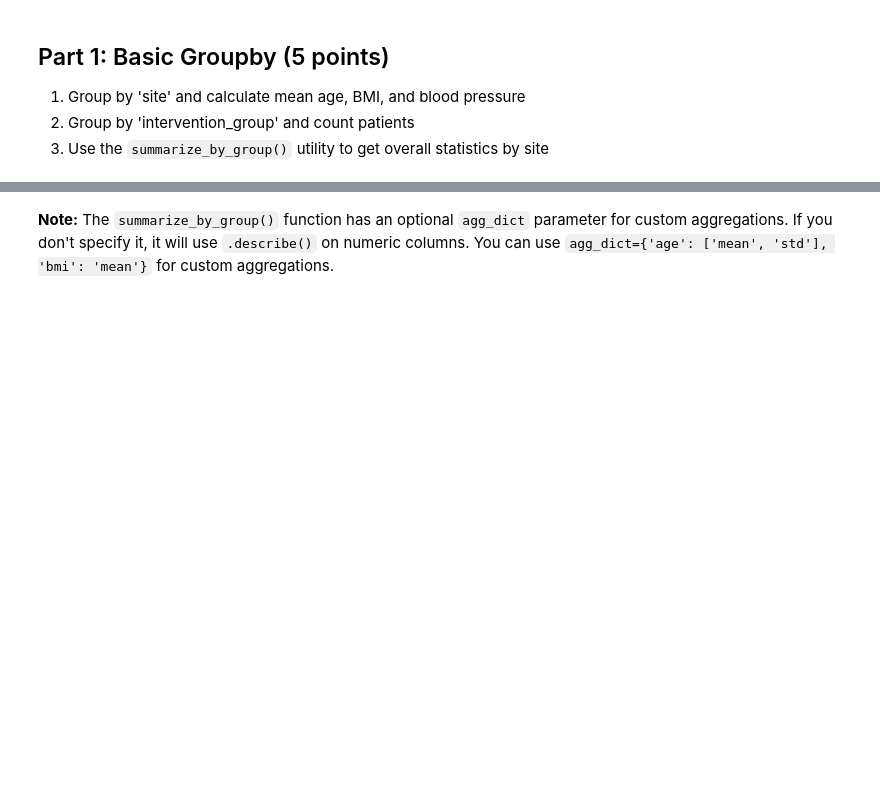
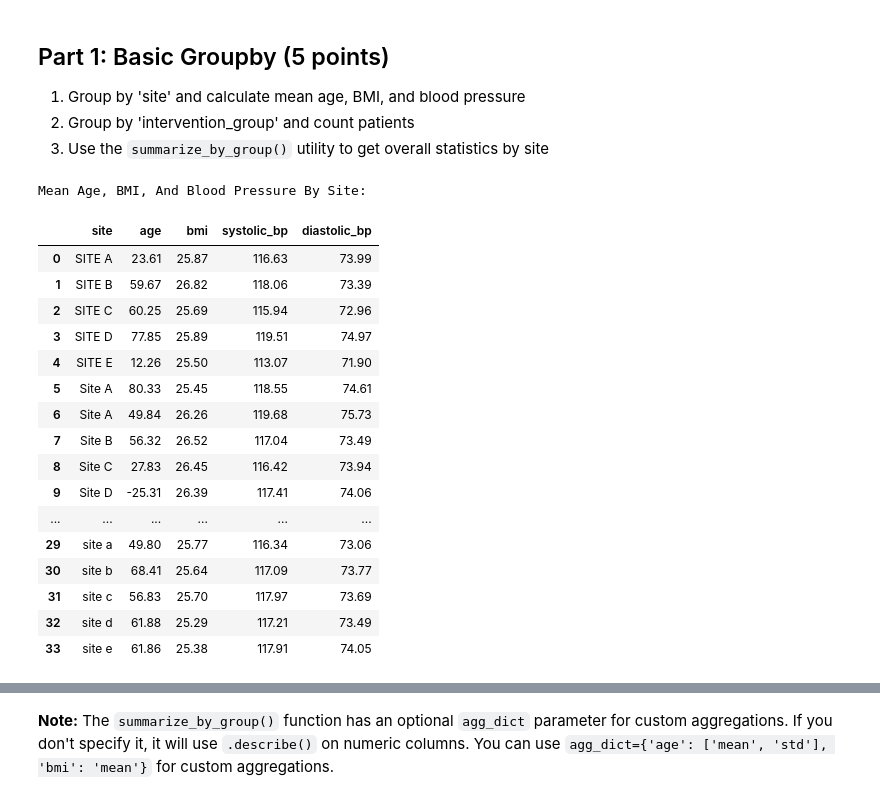
Before and after one commit to UCSF-DataSci/ds217-midterm-manal-ahmed1, a Jupyter notebook: q7_aggregation.ipynb, the cells around one changed output, grey strips where cells are left out. Cells and saved outputs as stored; diff of their text form; code cells hidden in the pictures; blank space fills up the shorter version.

```diff
--- a/q7_aggregation.ipynb
+++ b/q7_aggregation.ipynb
@@ -48,0 +45,30 @@ Loaded 10000 patients
+# %%
+# TODO: Group by site
+site_summary = (
+    df.groupby("site")[["age", "bmi", "systolic_bp", "diastolic_bp"]]
+    .mean()
+    .round(2)
+    .reset_index()
+)
+
+print("Mean Age, BMI, And Blood Pressure By Site:")
+display(site_summary)
+# %% [output]
+Mean Age, BMI, And Blood Pressure By Site:
+|  | site | age | bmi | systolic_bp | diastolic_bp |
+| 0 | SITE A | 23.61 | 25.87 | 116.63 | 73.99 |
+| 1 | SITE B | 59.67 | 26.82 | 118.06 | 73.39 |
+| 2 | SITE C | 60.25 | 25.69 | 115.94 | 72.96 |
+| 3 | SITE D | 77.85 | 25.89 | 119.51 | 74.97 |
+| 4 | SITE E | 12.26 | 25.50 | 113.07 | 71.90 |
+| 5 | Site A | 80.33 | 25.45 | 118.55 | 74.61 |
+| 6 | Site A | 49.84 | 26.26 | 119.68 | 75.73 |
+| 7 | Site B | 56.32 | 26.52 | 117.04 | 73.49 |
+| 8 | Site C | 27.83 | 26.45 | 116.42 | 73.94 |
+| 9 | Site D | -25.31 | 26.39 | 117.41 | 74.06 |
+| ... | ... | ... | ... | ... | ... |
+| 29 | site a | 49.80 | 25.77 | 116.34 | 73.06 |
+| 30 | site b | 68.41 | 25.64 | 117.09 | 73.77 |
+| 31 | site c | 56.83 | 25.70 | 117.97 | 73.69 |
+| 32 | site d | 61.88 | 25.29 | 117.21 | 73.49 |
+| 33 | site e | 61.86 | 25.38 | 117.91 | 74.05 |
```
Also changed, not shown: parts of 13 cells of this notebook.
